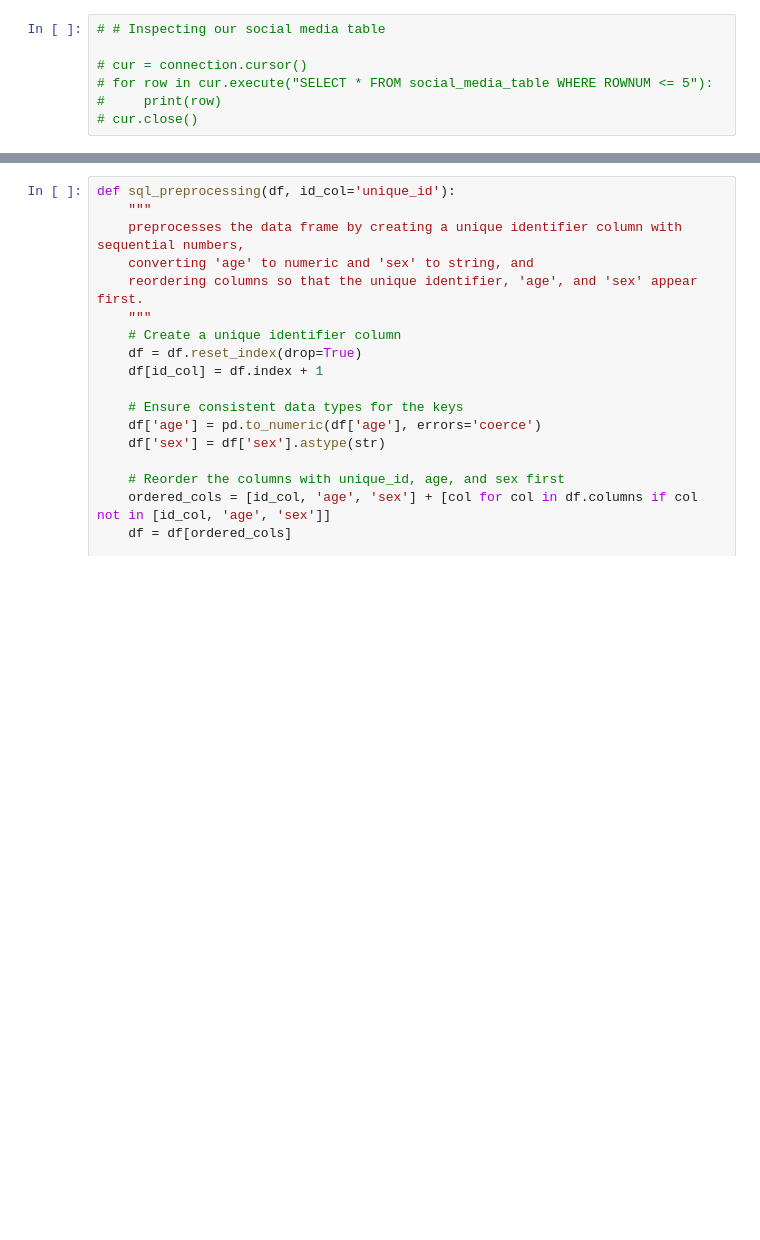
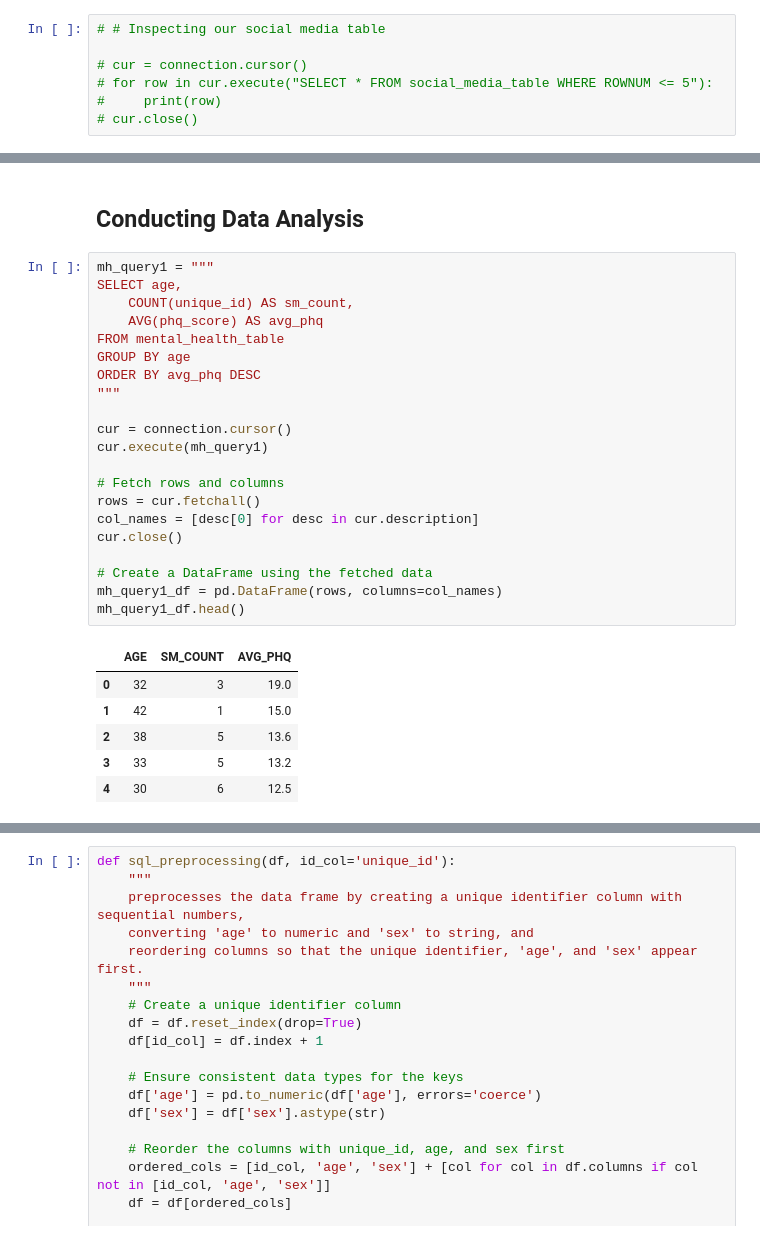
Before and after one commit to hirnas/cpsc368tp, a Jupyter notebook: code/sql-querying.ipynb, the cells around one changed output, grey strips where cells are left out. Cells and saved outputs as stored; diff of their text form; blank space fills up the shorter version.

Commit message:
initial test query

```diff
--- a/code/sql-querying.ipynb
+++ b/code/sql-querying.ipynb
@@ -81,0 +97,30 @@ cur.close()
+# %% [markdown]
+## Conducting Data Analysis
+# %%
+mh_query1 = """
+SELECT age,
+    COUNT(unique_id) AS sm_count,
+    AVG(phq_score) AS avg_phq
+FROM mental_health_table
+GROUP BY age
+ORDER BY avg_phq DESC
+"""
+
+cur = connection.cursor()
+cur.execute(mh_query1)
+
+# Fetch rows and columns
+rows = cur.fetchall()
+col_names = [desc[0] for desc in cur.description]
+cur.close()
+
+# Create a DataFrame using the fetched data
+mh_query1_df = pd.DataFrame(rows, columns=col_names)
+mh_query1_df.head()
+# %% [output]
+|  | AGE | SM_COUNT | AVG_PHQ |
+| 0 | 32 | 3 | 19.0 |
+| 1 | 42 | 1 | 15.0 |
+| 2 | 38 | 5 | 13.6 |
+| 3 | 33 | 5 | 13.2 |
+| 4 | 30 | 6 | 12.5 |
```
Also changed, not shown: parts of 3 cells of this notebook, 1 other file.
